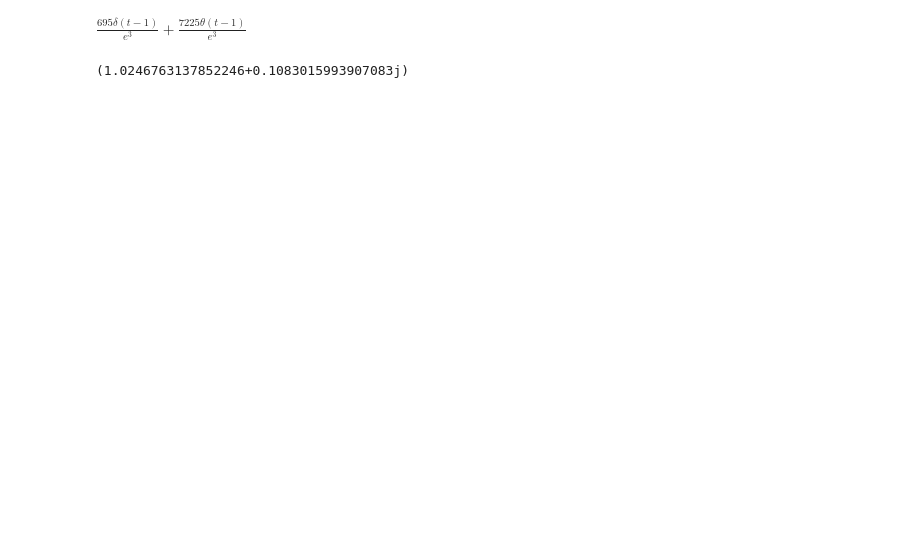
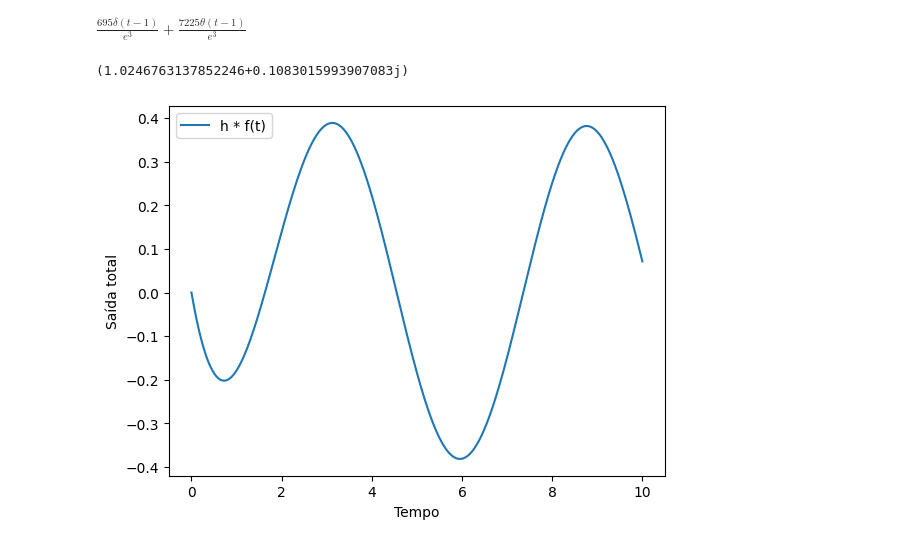
Before and after one commit to Igor0291/Analise-de-Sistemas-Lineare, a Jupyter notebook: Calculos.ipynb, the cells around one changed output. Saved outputs shown, nothing was run; the diff lists cells and outputs as text; code cells hidden in the pictures; blank space fills up the shorter version.

```diff
--- a/Calculos.ipynb
+++ b/Calculos.ipynb
@@ -16,3 +16,33 @@ $\displaystyle \frac{695 \delta\left(t - 1\right)}{e^{3}} + \frac{7225 \theta\le
 (79+27j)/(79+18j)
 # %% [output]
 (1.0246763137852246+0.1083015993907083j)
+# %%
+import numpy as np
+from scipy.integrate import quad
+import matplotlib.pyplot as plt
+
+# Definindo as funções h(t) e f(t)
+def h(t):
+    return 1/5 - 4/5 * np.exp(-5/4 * t)
+
+def f(t):
+    return np.cos(np.sqrt(15/12) * t)
+
+# Calculando a convolução usando integração numérica
+def convolution(t):
+    integrand = lambda tau: h(tau) * f(t - tau)
+    result, _ = quad(integrand, 0, t)
+    return result
+
+# Aplicando a convolução a uma gama de valores de t
+t_values = np.linspace(0, 10, 1000)
+convolution_values = [convolution(t) for t in t_values]
+
+# Plotando o resultado
+plt.plot(t_values, convolution_values, label='h * f(t)')
+plt.xlabel('Tempo')
+plt.ylabel('Saída total')
+plt.legend()
+plt.show()
+# %% [output]
+[figure, added]
```
Also changed, not shown: parts of 4 cells of this notebook.
